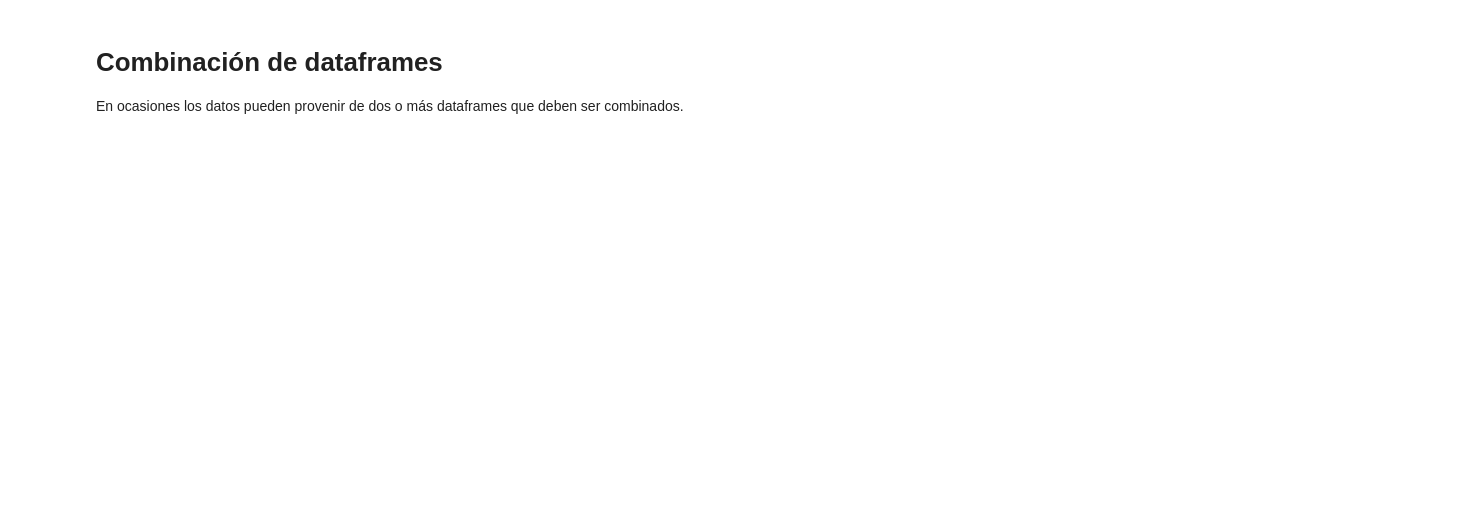
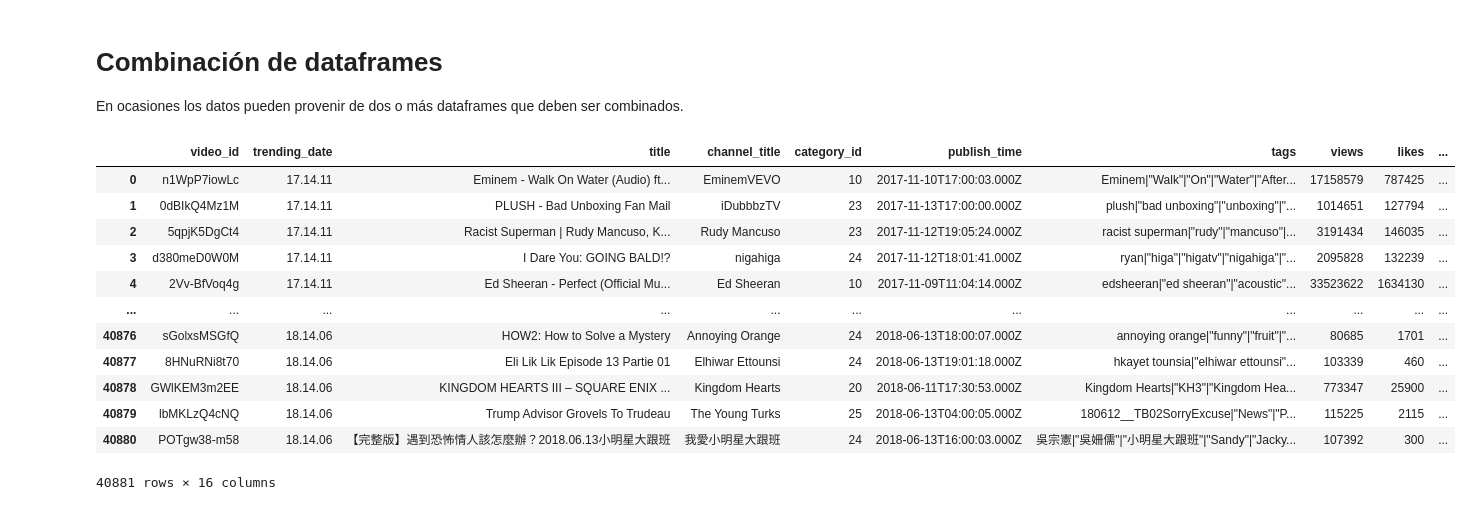
Before and after one commit to GTD2101-ACD-AA-EJ23/03-pandas-ricardo-qm, a Jupyter notebook: 06. RenComb.ipynb, the cells around one changed output. Saved outputs shown, nothing was run; the diff lists cells and outputs as text; code cells hidden in the pictures; blank space fills up the shorter version.

```diff
--- a/06. RenComb.ipynb
+++ b/06. RenComb.ipynb
@@ -125,3 +62,22 @@ reviews
 # Combinación de dataframes
 
 En ocasiones los datos pueden provenir de dos o más dataframes que deben ser combinados.
+# %%
+canadian_youtube = pd.read_csv("https://media.githubusercontent.com/media/GTD2101-ACD-AA-EJ23/03-pandas-ricardo-qm/main/data/CAvideos.csv")
+british_youtube = pd.read_csv("https://media.githubusercontent.com/media/GTD2101-ACD-AA-EJ23/03-pandas-ricardo-qm/main/data/GBvideos.csv")
+# %%
+canadian_youtube
+# %% [output]
+|  | video_id | trending_date | title | channel_title | category_id | publish_time | tags | views | likes | ... |
+| 0 | n1WpP7iowLc | 17.14.11 | Eminem - Walk On Water (Audio) ft... | EminemVEVO | 10 | 2017-11-10T17:00:03.000Z | Eminem|"Walk"|"On"|"Water"|"After... | 17158579 | 787425 | ... |
+| 1 | 0dBIkQ4Mz1M | 17.14.11 | PLUSH - Bad Unboxing Fan Mail | iDubbbzTV | 23 | 2017-11-13T17:00:00.000Z | plush|"bad unboxing"|"unboxing"|"... | 1014651 | 127794 | ... |
+| 2 | 5qpjK5DgCt4 | 17.14.11 | Racist Superman | Rudy Mancuso, K... | Rudy Mancuso | 23 | 2017-11-12T19:05:24.000Z | racist superman|"rudy"|"mancuso"|... | 3191434 | 146035 | ... |
+| 3 | d380meD0W0M | 17.14.11 | I Dare You: GOING BALD!? | nigahiga | 24 | 2017-11-12T18:01:41.000Z | ryan|"higa"|"higatv"|"nigahiga"|"... | 2095828 | 132239 | ... |
+| 4 | 2Vv-BfVoq4g | 17.14.11 | Ed Sheeran - Perfect (Official Mu... | Ed Sheeran | 10 | 2017-11-09T11:04:14.000Z | edsheeran|"ed sheeran"|"acoustic"... | 33523622 | 1634130 | ... |
+| ... | ... | ... | ... | ... | ... | ... | ... | ... | ... | ... |
+| 40876 | sGolxsMSGfQ | 18.14.06 | HOW2: How to Solve a Mystery | Annoying Orange | 24 | 2018-06-13T18:00:07.000Z | annoying orange|"funny"|"fruit"|"... | 80685 | 1701 | ... |
+| 40877 | 8HNuRNi8t70 | 18.14.06 | Eli Lik Lik Episode 13 Partie 01 | Elhiwar Ettounsi | 24 | 2018-06-13T19:01:18.000Z | hkayet tounsia|"elhiwar ettounsi"... | 103339 | 460 | ... |
+| 40878 | GWlKEM3m2EE | 18.14.06 | KINGDOM HEARTS III – SQUARE ENIX ... | Kingdom Hearts | 20 | 2018-06-11T17:30:53.000Z | Kingdom Hearts|"KH3"|"Kingdom Hea... | 773347 | 25900 | ... |
+| 40879 | lbMKLzQ4cNQ | 18.14.06 | Trump Advisor Grovels To Trudeau | The Young Turks | 25 | 2018-06-13T04:00:05.000Z | 180612__TB02SorryExcuse|"News"|"P... | 115225 | 2115 | ... |
+| 40880 | POTgw38-m58 | 18.14.06 | 【完整版】遇到恐怖情人該怎麼辦？2018.06.13小明星大跟班 | 我愛小明星大跟班 | 24 | 2018-06-13T16:00:03.000Z | 吳宗憲|"吳姍儒"|"小明星大跟班"|"Sandy"|"Jacky... | 107392 | 300 | ... |
+40881 rows × 16 columns
```
Also changed, not shown: parts of 11 cells of this notebook.
